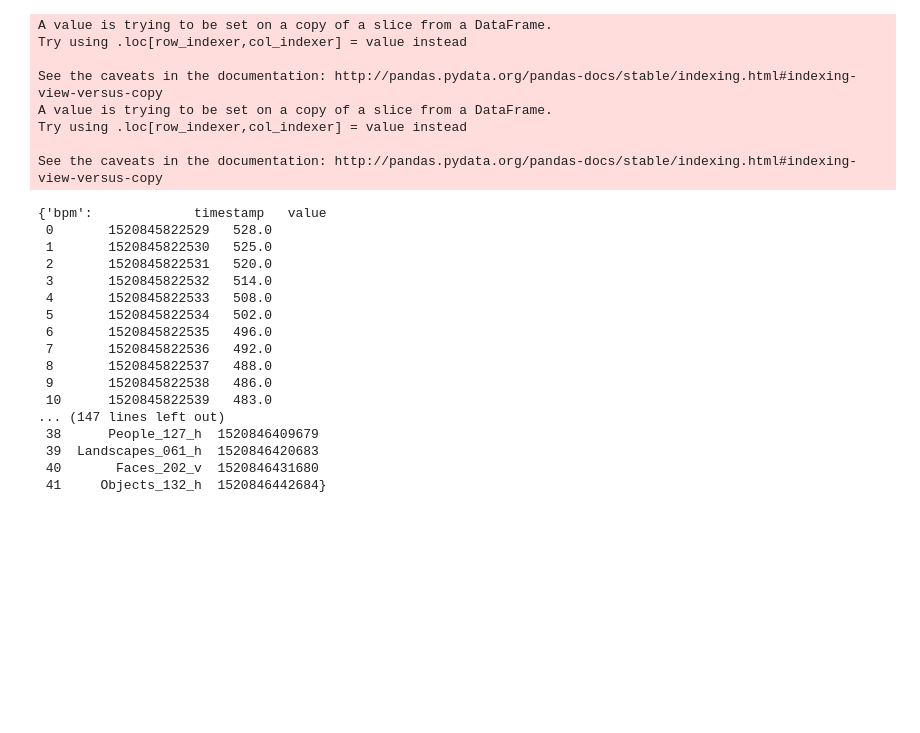
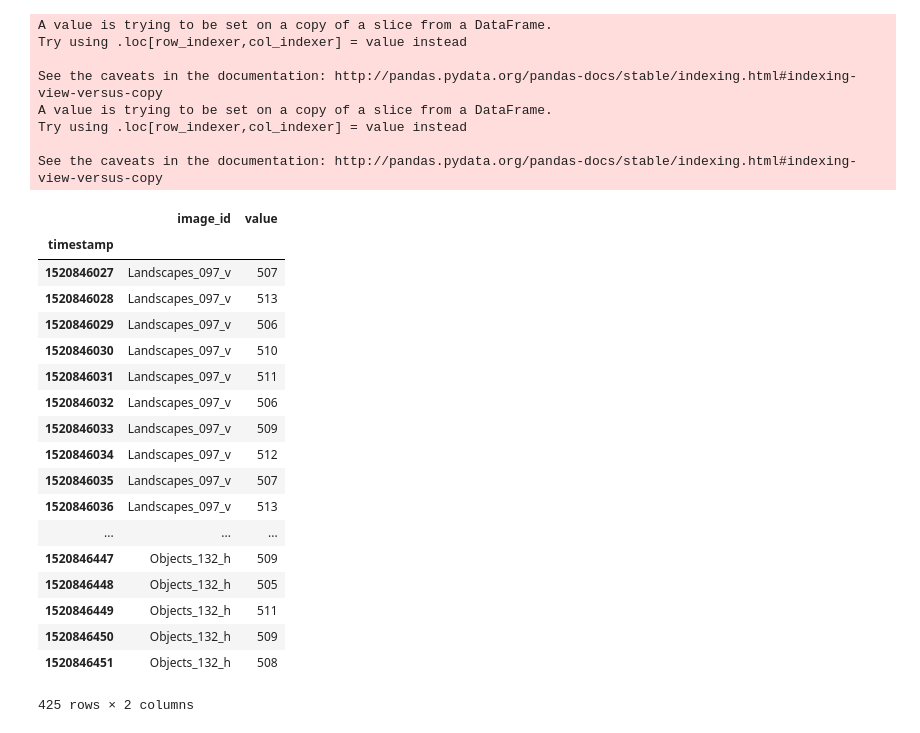
Before and after one commit to mkuzmik/machine-learning-afcai, a Jupyter notebook: afcai.ipynb, the cells around one changed output. Cells and saved outputs as stored; diff of their text form; code cells hidden in the pictures; blank space fills up the shorter version.

```diff
--- a/afcai.ipynb
+++ b/afcai.ipynb
@@ -87,10 +89,10 @@ def read_showed_images_file(dir_name):
     images_df = without_trail.filter(['image_id', 'timestamp'])
     images_df['timestamp'] = images_df['timestamp'].map(lambda x: int(x/1000))
     images_df.set_index('timestamp', inplace=True)
-    return fill_ts_indexes(images_df)
+    return fill_ts_indexes(images_df).sort_index()
 
 def fill_ts_indexes(df):
-    for i in range(min(df.index), max(df.index)):
+    for i in range(min(df.index), max(df.index) + 10):
         if i in df.index:
             x = df.loc[i, 'image_id']
         else:
@@ -112,7 +114,19 @@ def read_person_data_from(dir_name, process_function):
         gsr = process_function(read_bitalino_gsr(dir_name))
         bpm = process_function(read_bitalino_bpm(dir_name))
     showed_images = read_showed_images_file(dir_name)
-    return {'images': showed_images, 'bpm': bpm, 'gsr': gsr}
+    bpm = bpm.rename(columns={'value':'bpm'})
+    gsr = gsr.rename(columns={'value':'gsr'})
+    person_data = {'images': showed_images, 'bpm': bpm, 'gsr': gsr}
+    person_data = drop_redundat_measurements(person_data)
+    person_data = person_data['bpm'].join(person_data['gsr']).join(person_data['images'])
+    return person_data.join(data_df.set_index('ID'), on='image_id')
+
+
+def drop_redundat_measurements(person_data):
+    person_data['bpm'].drop([ts for ts in person_data['bpm'].index.tolist() if ts not in person_data['images'].index.tolist()], inplace=True)
+    person_data['gsr'].drop([ts for ts in person_data['gsr'].index.tolist() if ts not in person_data['images'].index.tolist()], inplace=True)
+    return person_data
+
 
 def mean_for(millis, ts_val_df):
     ts_val_df['timestamp'] = ts_val_df['timestamp'].map(lambda x: int(x/1000))
@@ -126,7 +140,7 @@ def one_sec_mean(ts_val_df):
 identity = lambda x: x
 
 
-person_data = read_person_data_from('B303', one_sec_mean)
+person_data = read_person_data_from('B365', one_sec_mean)
 # %% [output]
 A value is trying to be set on a copy of a slice from a DataFrame.
 Try using .loc[row_indexer,col_indexer] = value instead
@@ -151,6 +168,6 @@ image = person_data['images'].loc[timestamp]['image_id']
 # %%
 bitalino_dirs = read_filenames_regex('B.*', data_base_dir)
-bitalino_data = list(map(lambda x: read_person_data_from(x) ,bitalino_dirs))
+bitalino_data = list(map(lambda x: read_person_data_from(x, one_sec_mean) ,bitalino_dirs))
 # %% [output]
 A value is trying to be set on a copy of a slice from a DataFrame.
 Try using .loc[row_indexer,col_indexer] = value instead
@@ -160,23 +177,26 @@ A value is trying to be set on a copy of a slice from a DataFrame.
 Try using .loc[row_indexer,col_indexer] = value instead
 
 See the caveats in the documentation: http://pandas.pydata.org/pandas-docs/stable/indexing.html#indexing-view-versus-copy
-# %%
-bitalino_data[0]
-# %% [output]
-{'bpm':             timestamp   value
- 0       1520845822529   528.0
- 1       1520845822530   525.0
- 2       1520845822531   520.0
- 3       1520845822532   514.0
- 4       1520845822533   508.0
- 5       1520845822534   502.0
- 6       1520845822535   496.0
- 7       1520845822536   492.0
- 8       1520845822537   488.0
- 9       1520845822538   486.0
- 10      1520845822539   483.0
-... (147 lines left out)
- 38      People_127_h  1520846409679
- 39  Landscapes_061_h  1520846420683
- 40       Faces_202_v  1520846431680
- 41     Objects_132_h  1520846442684}
+# %%
+ex_person = bitalino_data[0]
+ex_person['images'].join(ex_person['bpm'])
+# %% [output]
+|  | image_id | value |
+| timestamp |  |  |
+| 1520846027 | Landscapes_097_v | 507 |
+| 1520846028 | Landscapes_097_v | 513 |
+| 1520846029 | Landscapes_097_v | 506 |
+| 1520846030 | Landscapes_097_v | 510 |
+| 1520846031 | Landscapes_097_v | 511 |
+| 1520846032 | Landscapes_097_v | 506 |
+| 1520846033 | Landscapes_097_v | 509 |
+| 1520846034 | Landscapes_097_v | 512 |
+| 1520846035 | Landscapes_097_v | 507 |
+| 1520846036 | Landscapes_097_v | 513 |
+| ... | ... | ... |
+| 1520846447 | Objects_132_h | 509 |
+| 1520846448 | Objects_132_h | 505 |
+| 1520846449 | Objects_132_h | 511 |
+| 1520846450 | Objects_132_h | 509 |
+| 1520846451 | Objects_132_h | 508 |
+425 rows × 2 columns
```
Also changed, not shown: parts of 4 cells of this notebook.
